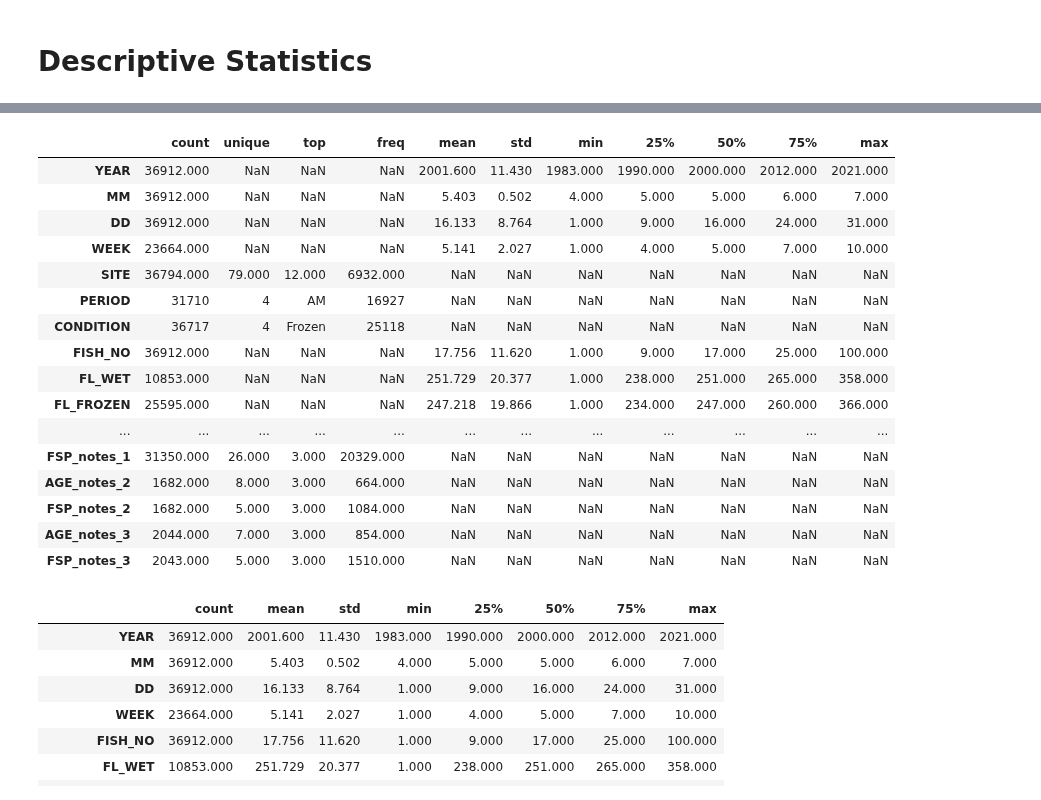
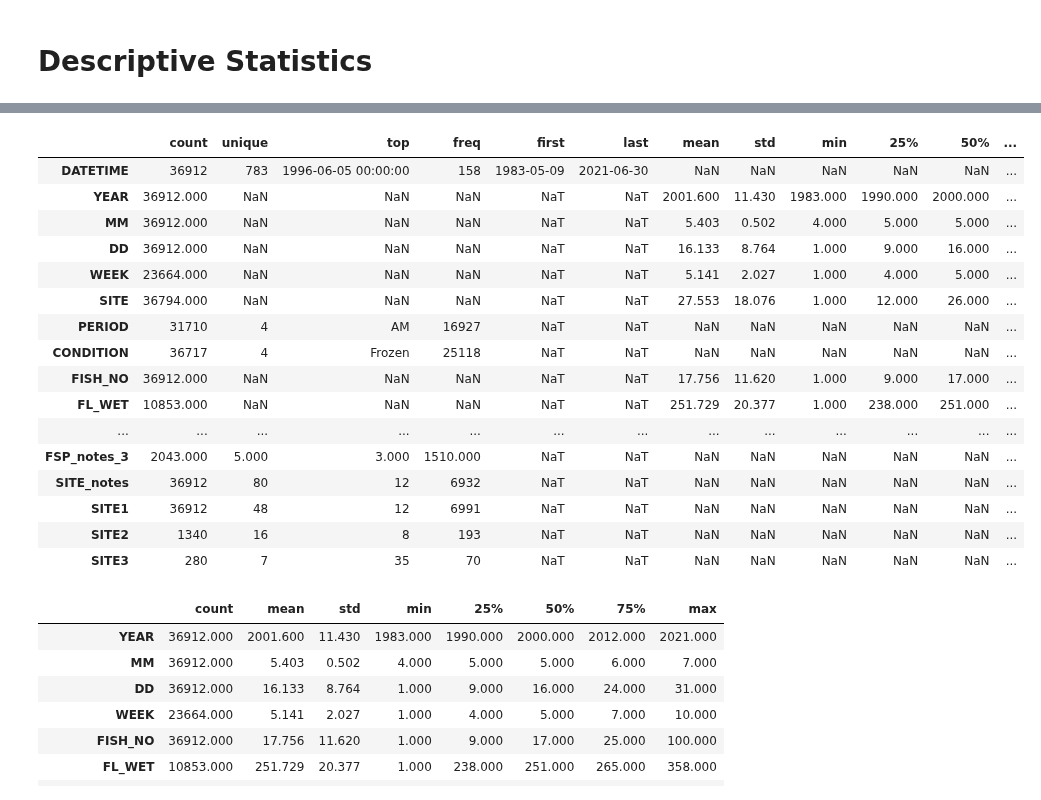
Before and after one commit to dfo-gulf-science/Gaspereau, a Jupyter notebook: 1.1 Data Cleaning - Fish Details (updated).ipynb, the cells around one changed output, grey strips where cells are left out. Saved outputs shown, nothing was run; the diff lists cells and outputs as text; code cells hidden in the pictures.

Commit message:
datatype cleanup, notes backup

```diff
--- a/1.1 Data Cleaning - Fish Details (updated).ipynb
+++ b/1.1 Data Cleaning - Fish Details (updated).ipynb
@@ -161,23 +149,23 @@ dtype: object
 # %%
-df_FD.describe(include='all').T
+df_FD.describe(include='all', datetime_is_numeric=False).T
 # %% [output]
-|  | count | unique | top | freq | mean | std | min | 25% | 50% | 75% | max |
-| YEAR | 36912.000 | NaN | NaN | NaN | 2001.600 | 11.430 | 1983.000 | 1990.000 | 2000.000 | 2012.000 | 2021.000 |
-| MM | 36912.000 | NaN | NaN | NaN | 5.403 | 0.502 | 4.000 | 5.000 | 5.000 | 6.000 | 7.000 |
-| DD | 36912.000 | NaN | NaN | NaN | 16.133 | 8.764 | 1.000 | 9.000 | 16.000 | 24.000 | 31.000 |
-| WEEK | 23664.000 | NaN | NaN | NaN | 5.141 | 2.027 | 1.000 | 4.000 | 5.000 | 7.000 | 10.000 |
-| SITE | 36794.000 | 79.000 | 12.000 | 6932.000 | NaN | NaN | NaN | NaN | NaN | NaN | NaN |
-| PERIOD | 31710 | 4 | AM | 16927 | NaN | NaN | NaN | NaN | NaN | NaN | NaN |
-| CONDITION | 36717 | 4 | Frozen | 25118 | NaN | NaN | NaN | NaN | NaN | NaN | NaN |
-| FISH_NO | 36912.000 | NaN | NaN | NaN | 17.756 | 11.620 | 1.000 | 9.000 | 17.000 | 25.000 | 100.000 |
-| FL_WET | 10853.000 | NaN | NaN | NaN | 251.729 | 20.377 | 1.000 | 238.000 | 251.000 | 265.000 | 358.000 |
-| FL_FROZEN | 25595.000 | NaN | NaN | NaN | 247.218 | 19.866 | 1.000 | 234.000 | 247.000 | 260.000 | 366.000 |
-| ... | ... | ... | ... | ... | ... | ... | ... | ... | ... | ... | ... |
-| FSP_notes_1 | 31350.000 | 26.000 | 3.000 | 20329.000 | NaN | NaN | NaN | NaN | NaN | NaN | NaN |
-| AGE_notes_2 | 1682.000 | 8.000 | 3.000 | 664.000 | NaN | NaN | NaN | NaN | NaN | NaN | NaN |
-| FSP_notes_2 | 1682.000 | 5.000 | 3.000 | 1084.000 | NaN | NaN | NaN | NaN | NaN | NaN | NaN |
-| AGE_notes_3 | 2044.000 | 7.000 | 3.000 | 854.000 | NaN | NaN | NaN | NaN | NaN | NaN | NaN |
-| FSP_notes_3 | 2043.000 | 5.000 | 3.000 | 1510.000 | NaN | NaN | NaN | NaN | NaN | NaN | NaN |
+|  | count | unique | top | freq | first | last | mean | std | min | 25% | 50% | ... |
+| DATETIME | 36912 | 783 | 1996-06-05 00:00:00 | 158 | 1983-05-09 | 2021-06-30 | NaN | NaN | NaN | NaN | NaN | ... |
+| YEAR | 36912.000 | NaN | NaN | NaN | NaT | NaT | 2001.600 | 11.430 | 1983.000 | 1990.000 | 2000.000 | ... |
+| MM | 36912.000 | NaN | NaN | NaN | NaT | NaT | 5.403 | 0.502 | 4.000 | 5.000 | 5.000 | ... |
+| DD | 36912.000 | NaN | NaN | NaN | NaT | NaT | 16.133 | 8.764 | 1.000 | 9.000 | 16.000 | ... |
+| WEEK | 23664.000 | NaN | NaN | NaN | NaT | NaT | 5.141 | 2.027 | 1.000 | 4.000 | 5.000 | ... |
+| SITE | 36794.000 | NaN | NaN | NaN | NaT | NaT | 27.553 | 18.076 | 1.000 | 12.000 | 26.000 | ... |
+| PERIOD | 31710 | 4 | AM | 16927 | NaT | NaT | NaN | NaN | NaN | NaN | NaN | ... |
+| CONDITION | 36717 | 4 | Frozen | 25118 | NaT | NaT | NaN | NaN | NaN | NaN | NaN | ... |
+| FISH_NO | 36912.000 | NaN | NaN | NaN | NaT | NaT | 17.756 | 11.620 | 1.000 | 9.000 | 17.000 | ... |
+| FL_WET | 10853.000 | NaN | NaN | NaN | NaT | NaT | 251.729 | 20.377 | 1.000 | 238.000 | 251.000 | ... |
+| ... | ... | ... | ... | ... | ... | ... | ... | ... | ... | ... | ... | ... |
+| FSP_notes_3 | 2043.000 | 5.000 | 3.000 | 1510.000 | NaT | NaT | NaN | NaN | NaN | NaN | NaN | ... |
+| SITE_notes | 36912 | 80 | 12 | 6932 | NaT | NaT | NaN | NaN | NaN | NaN | NaN | ... |
+| SITE1 | 36912 | 48 | 12 | 6991 | NaT | NaT | NaN | NaN | NaN | NaN | NaN | ... |
+| SITE2 | 1340 | 16 | 8 | 193 | NaT | NaT | NaN | NaN | NaN | NaN | NaN | ... |
+| SITE3 | 280 | 7 | 35 | 70 | NaT | NaT | NaN | NaN | NaN | NaN | NaN | ... |
 # %%
 df_FD.describe().T
 # %% [output]
```
Also changed, not shown: parts of 14 cells of this notebook.
